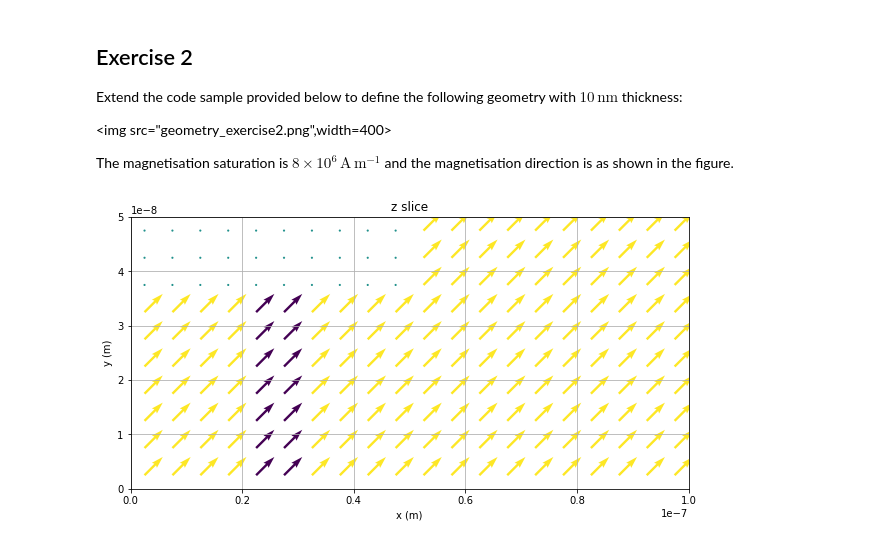
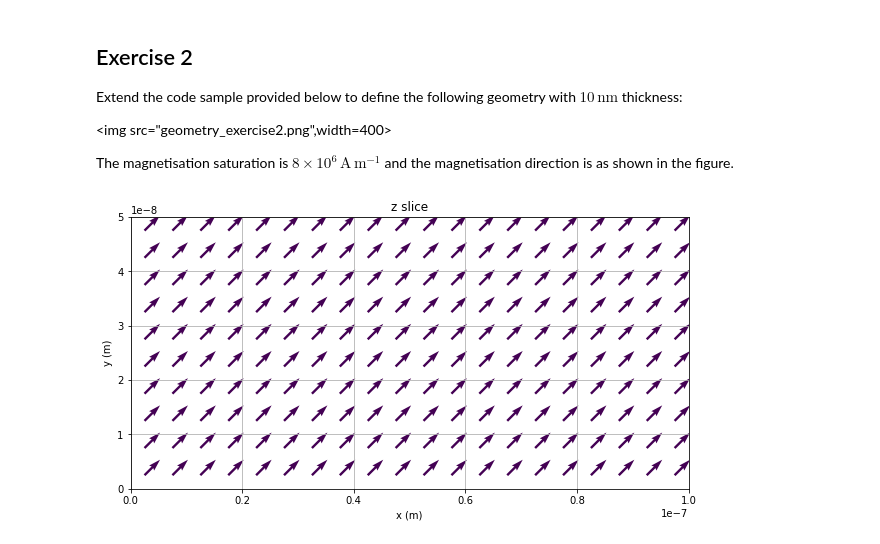
Before and after one commit to joommf-attic/tutorial, a Jupyter notebook: workshops/2017-04-24-Intermag2017/tutorial1_geometry.ipynb, the cells around one changed output. Cells and saved outputs as stored; diff of their text form; code cells hidden in the pictures.

```diff
--- a/workshops/2017-04-24-Intermag2017/tutorial1_geometry.ipynb
+++ b/workshops/2017-04-24-Intermag2017/tutorial1_geometry.ipynb
@@ -133,11 +133,7 @@ mesh = df.Mesh(p1=(-d/2, -d/2, 0), p2=(d/2, d/2, t), cell=cell)
 def Ms_value(pos):
     x, y, z = pos
     # insert missing code here
-    if (x**2 + y**2)**0.5 < d/2:
-        return Ms
-    else:
-        return 0
-    # return Ms
+    return Ms
 
 m = df.Field(mesh, value=(1, 0, 0), norm=Ms_value)
 
@@ -163,20 +159,12 @@ mesh = df.Mesh(p1=(-d/2, -d/2, 0), p2=(d/2, d/2, t), cell=cell)
 def Ms_value(pos):
     x, y, z = pos
     # Copy code from exercise 1a.
-    if (x**2 + y**2)**0.5 < d/2:
-        return Ms
-    else:
-        return 0
-    # return Ms
+    return Ms
 
 def m_value(pos):
     x, y, z = pos
     # Insert missing code here to get the right magnetisation.
-    if y <= 0:
-        return (-1, 0, 0)
-    else:
-        return (1, 0, 0)
-    # return (1, 0, 0)
+    return (1, 0, 0)
 
 m = df.Field(mesh, value=m_value, norm=Ms_value)
 
@@ -194,27 +182,21 @@ The magnetisation saturation is $8 \times 10^{6} \,\text{A}\,\text{m}^{-1}$ and
 # %%
 cell = (5e-9, 5e-9, 5e-9)  # discretisation cell size (m)
 Ms = 8e6  # saturation magnetisation (A/m)
 
 mesh = df.Mesh(p1=(0, 0, 0), p2=(100e-9, 50e-9, 10e-9), cell=cell)
 
 def Ms_value(pos):
     x, y, z = pos
     # Insert missing code here to get the right shape of geometry.
-    if x < 50e-9 and y > 35e-9:
-        return 0
-    else:
-        return Ms
-    # return Ms
+    return Ms
 
 def m_value(pos):
     x, y, z = pos
-    if 20e-9 < x <= 30e-9:
-        return (1, 1, -1)
-    else:
-        return (1, 1, 1)
+    # Insert missing code here.
+    return (1, 1, 1)
 
 m = df.Field(mesh, value=m_value, norm=Ms_value)
 
 m.plot_slice("z", 0);
 # %% [output]
-[figure, old version]
+[figure, new version]
```
Also changed, not shown: parts of 2 cells of this notebook, 1 other file.
